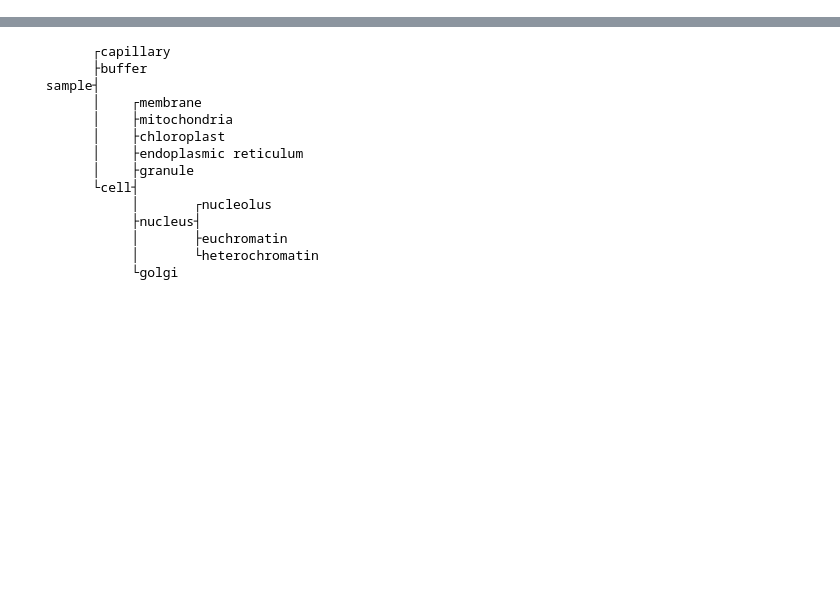
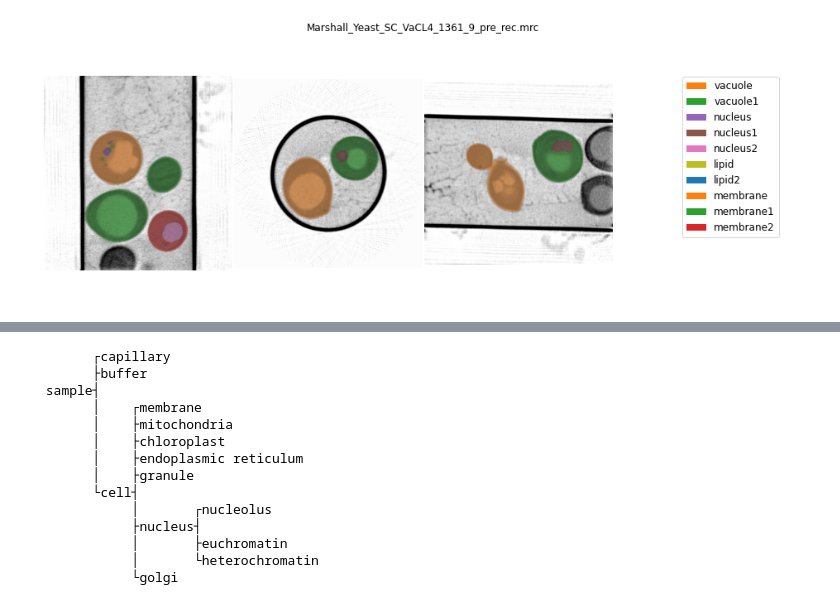
Before and after one commit to ncxt/ncxt_sxtcnn, a Jupyter notebook: dev.ipynb, the cells around one changed output, grey strips where cells are left out. Drawn from its saved outputs; the diff is of its cells as text; code cells hidden in the pictures; blank space fills up the shorter version.

```diff
--- a/dev.ipynb
+++ b/dev.ipynb
@@ -29 +33,14 @@ The nb_black extension is already loaded. To reload it, use:
 [interactive output not drawn]
+# %%
+import ncxtamira
+from ncxtamira.organelles  import Organelles
+from ncxt_sxtcnn.sxtcnn.loaders import AmiraLoaderOrganelle, FeatureSelector
+
+hxfile = 'y:\\Axel\\2021\\Marshall\\Marshall_Yeast_SC_VaCL4\\Marshall_Yeast_SC_VaCL4_1361_9_pre_rec.mrc.hx'
+organelles = [['cell'], ['lipid'], ['nucleus'], ['vacuole']]
+features =Organelles.organelles_to_features(organelles)
+
+data = ncxtamira.project.AmiraCell.from_hx(hxfile)
+data.preview()
+# %% [output]
+[figure, added]
```
Also changed, not shown: parts of 5 cells of this notebook, 10 other files.
